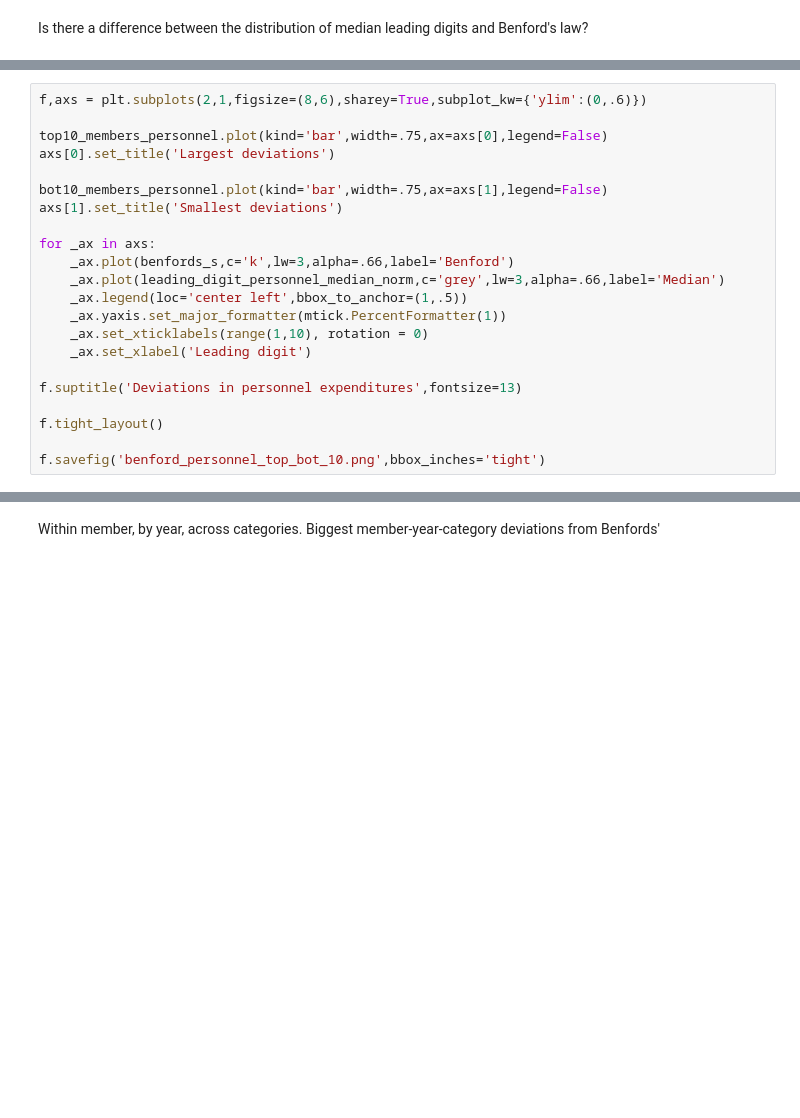
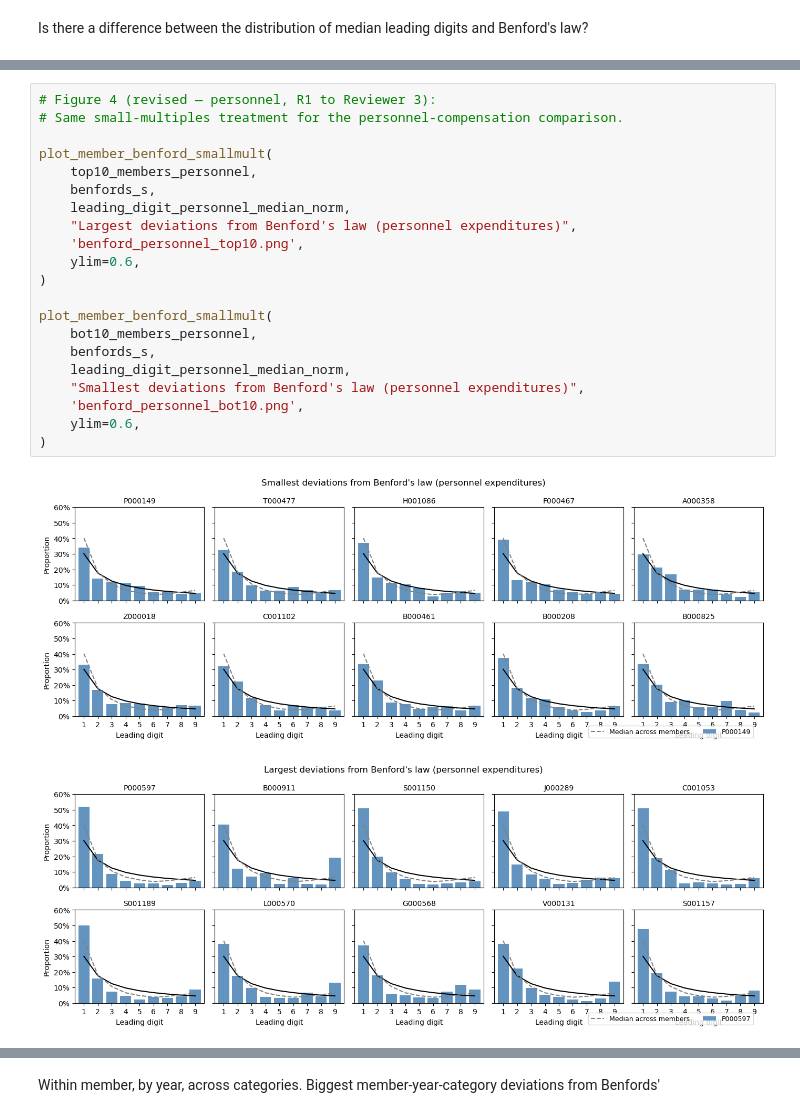
Before and after one commit to brianckeegan/exploratory-data-auditing, a Jupyter notebook: analysis.ipynb, the cells around one changed output, grey strips where cells are left out. Drawn from its saved outputs; the diff is of its cells as text; blank space fills up the shorter version.

```diff
--- a/analysis.ipynb
+++ b/analysis.ipynb
@@ -500,22 +899,24 @@ stats.chisquare(leading_digit_personnel_median,leading_digit_personnel_median.su
-# %%
-f,axs = plt.subplots(2,1,figsize=(8,6),sharey=True,subplot_kw={'ylim':(0,.6)})
-
-top10_members_personnel.plot(kind='bar',width=.75,ax=axs[0],legend=False)
-axs[0].set_title('Largest deviations')
-
-bot10_members_personnel.plot(kind='bar',width=.75,ax=axs[1],legend=False)
-axs[1].set_title('Smallest deviations')
-
-for _ax in axs:
-    _ax.plot(benfords_s,c='k',lw=3,alpha=.66,label='Benford')
-    _ax.plot(leading_digit_personnel_median_norm,c='grey',lw=3,alpha=.66,label='Median')
-    _ax.legend(loc='center left',bbox_to_anchor=(1,.5))
-    _ax.yaxis.set_major_formatter(mtick.PercentFormatter(1))
-    _ax.set_xticklabels(range(1,10), rotation = 0)
-    _ax.set_xlabel('Leading digit')
-
-f.suptitle('Deviations in personnel expenditures',fontsize=13)
-
-f.tight_layout()
-
-f.savefig('benford_personnel_top_bot_10.png',bbox_inches='tight')
+# %%
+# Figure 4 (revised — personnel, R1 to Reviewer 3):
+# Same small-multiples treatment for the personnel-compensation comparison.
+
+plot_member_benford_smallmult(
+    top10_members_personnel,
+    benfords_s,
+    leading_digit_personnel_median_norm,
+    "Largest deviations from Benford's law (personnel expenditures)",
+    'benford_personnel_top10.png',
+    ylim=0.6,
+)
+
+plot_member_benford_smallmult(
+    bot10_members_personnel,
+    benfords_s,
+    leading_digit_personnel_median_norm,
+    "Smallest deviations from Benford's law (personnel expenditures)",
+    'benford_personnel_bot10.png',
+    ylim=0.6,
+)
+# %% [output]
+[figure, added]
+[figure, added]
```
Also changed, not shown: parts of 121 cells of this notebook, 1 other file.
